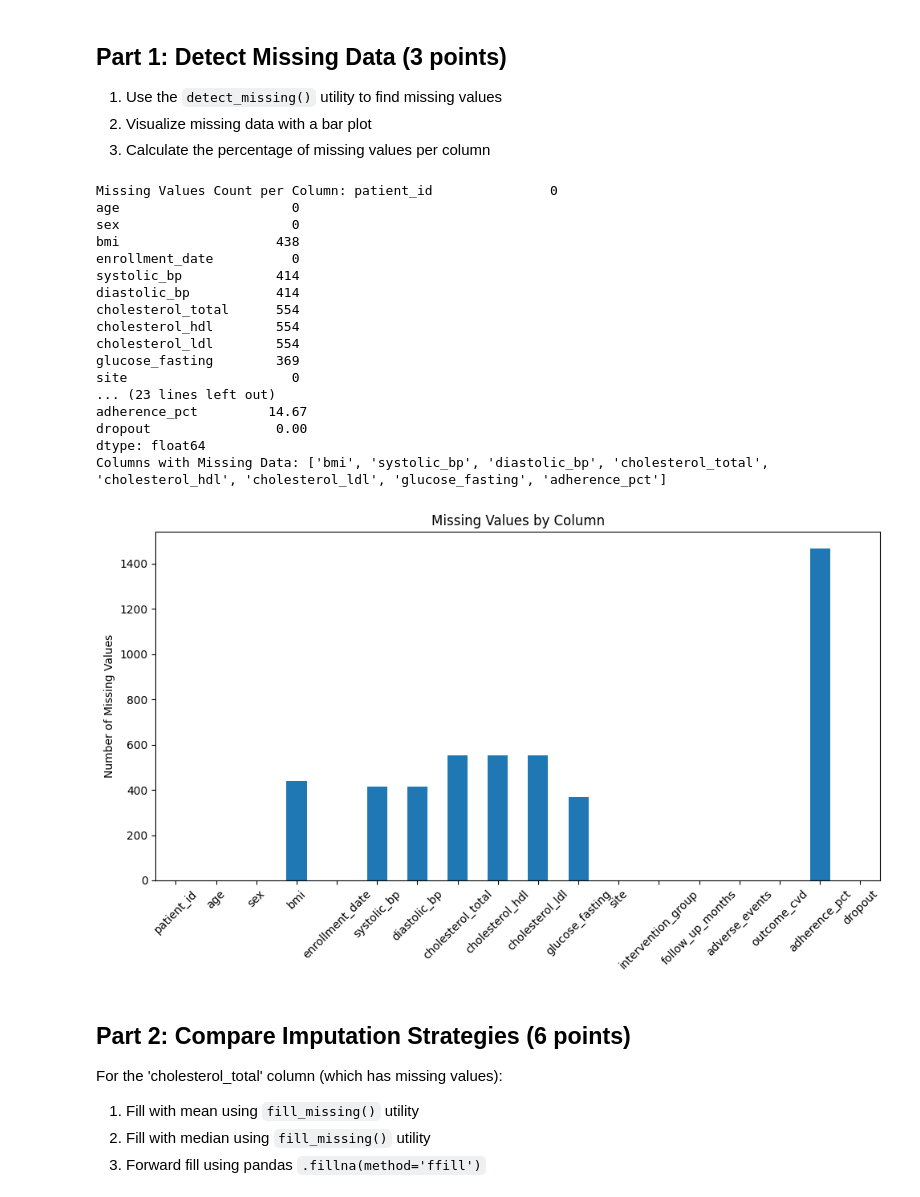
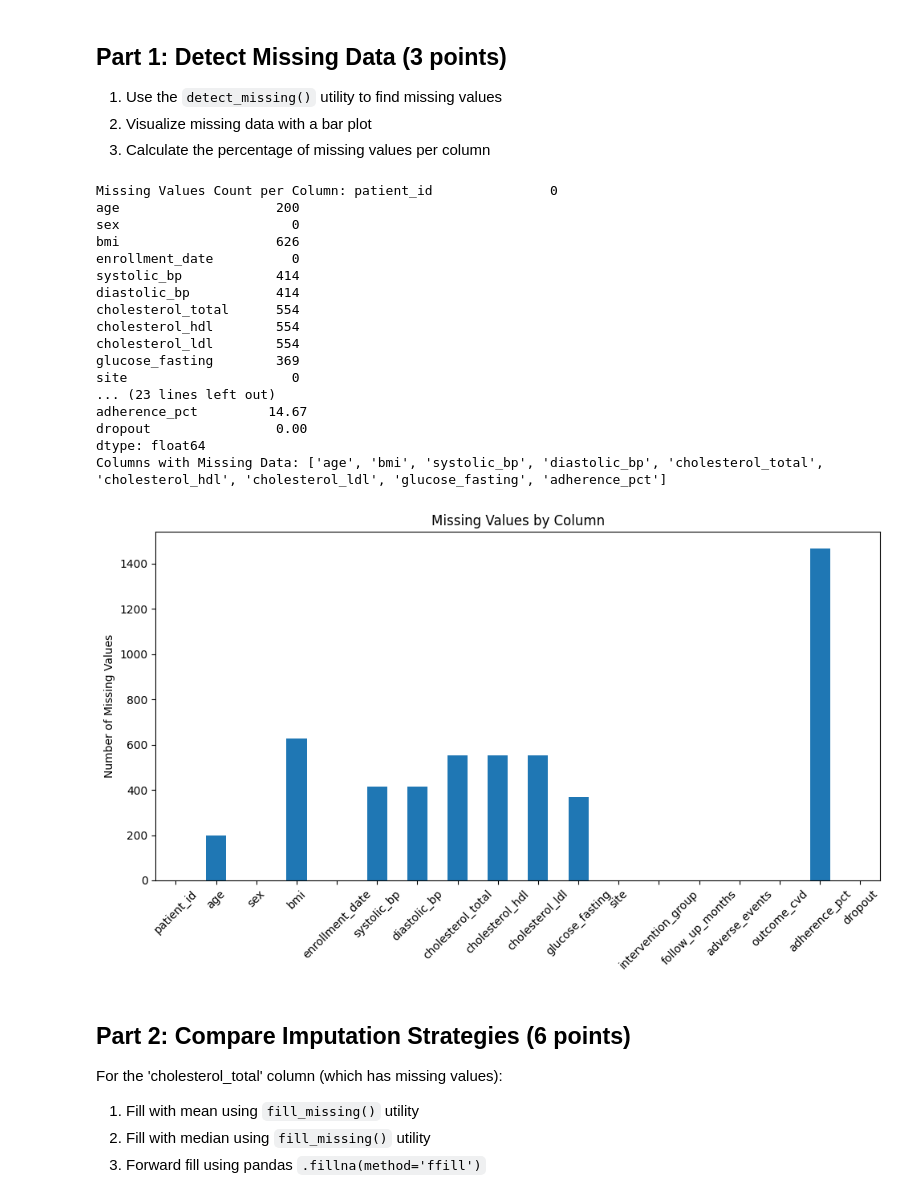
Before and after one commit to UCSF-DataSci/ds217-midterm-justinscottphillips, a Jupyter notebook: q5_missing_data.ipynb, the cells around one changed output. Drawn from its saved outputs; the diff is of its cells as text; code cells hidden in the pictures.

Commit message:
add cleanup to q5, q6 progress

```diff
--- a/q5_missing_data.ipynb
+++ b/q5_missing_data.ipynb
@@ -46,37 +46,38 @@ Loaded 10000 patients
 # 1. Use detect_missing(df) to get missing value counts
 # 2. Calculate percentage of missing values per column
 # 3. Print both counts and percentages
 # 4. Identify which columns have missing data
+df = clean_data(df, remove_duplicates=False)
 missing_counts = detect_missing(df)
 missing_percentages = (missing_counts / len(df)) * 100
 print("Missing Values Count per Column:", missing_counts)
 print("Missing Values Percentage per Column:", missing_percentages)
 
 # Identify columns with missing data
 columns_with_missing = missing_counts[missing_counts > 0].index.tolist()
 print("Columns with Missing Data:", columns_with_missing)
 
 # Optional: Use the visualization function above to create a bar chart
 visualize_missing_data(missing_counts)
 # %% [output]
 Missing Values Count per Column: patient_id               0
-age                      0
+age                    200
 sex                      0
-bmi                    438
+bmi                    626
 enrollment_date          0
 systolic_bp            414
 diastolic_bp           414
 cholesterol_total      554
 cholesterol_hdl        554
 cholesterol_ldl        554
 glucose_fasting        369
 site                     0
 ... (23 lines left out)
 adherence_pct         14.67
 dropout                0.00
 dtype: float64
-Columns with Missing Data: ['bmi', 'systolic_bp', 'diastolic_bp', 'cholesterol_total', 'cholesterol_hdl', 'cholesterol_ldl', 'glucose_fasting', 'adherence_pct']
+Columns with Missing Data: ['age', 'bmi', 'systolic_bp', 'diastolic_bp', 'cholesterol_total', 'cholesterol_hdl', 'cholesterol_ldl', 'glucose_fasting', 'adherence_pct']
-[figure, old version]
+[figure, new version]
 # %% [markdown]
 ## Part 2: Compare Imputation Strategies (6 points)
 
```
Also changed, not shown: parts of 3 cells of this notebook, 2 other files.
